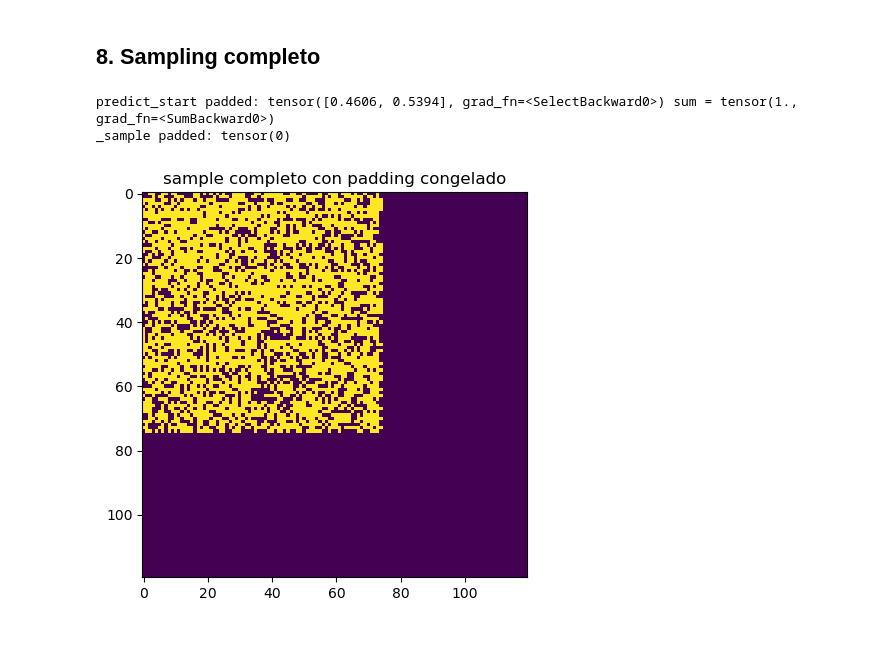
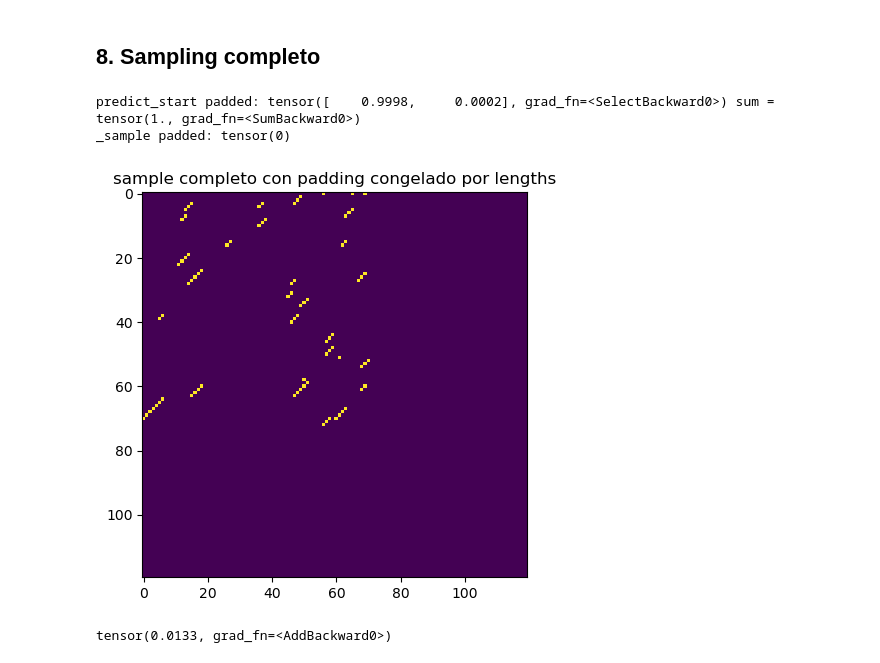
Before and after one commit to gkulemeyer/RNADiffusion, a Jupyter notebook: archive/fix_padding.ipynb, the cells around one changed output. Drawn from its saved outputs; the diff is of its cells as text; code cells hidden in the pictures.

Commit message:
refactor experiments | half refactor zero padding + lengths

```diff
--- a/archive/fix_padding.ipynb
+++ b/archive/fix_padding.ipynb
@@ -553,9 +390,9 @@ mask padded pixel: tensor(False)
 # %% [markdown]
 ## 4. `q_pred` mantiene `NaN` fuera de mascara
 # %%
-# weights_path = "/home/gkulemeyer/Documents/Repos/RNADiffusion/logs/test_model_25ts.pt"
-# weights = tr.load(weights_path, map_location='cpu')
-# weights.keys()
+weights_path = "/home/gkulemeyer/Documents/Repos/RNADiffusion/logs/ArchiveII_test_zeropadd/sim70/t25/m64/20260325-0117_model_64_Fold0/checkpoints/best.ckpt"
+weights = tr.load(weights_path, map_location='cpu')
+# weights["state_dict"]
 # %%
 model = DiffusionModel(
     num_classes=2,
@@ -566,6 +403,12 @@ model = DiffusionModel(
     base_dim=64,
 ).eval()
 # model.load_state_dict(tr.load(weights_path, map_location='cpu'))
+# model.load_state_dict(tr.load(weights_path, map_location='cpu'))
+sd = tr.load(weights_path, map_location='cpu')
+
+sd = {k.removeprefix("model."): v for k, v in sd["state_dict"].items()}
+
+model.load_state_dict(sd)
 
 time0 = tr.tensor([0])
 q = model.q_pred(x0_real, time0)
@@ -606,16 +445,17 @@ torch.Size([1, 120, 120])
 # %%
+length = batch['length'][idx]
 time = tr.tensor([model.time_steps // 2])
 q = model.q_pred(x0_real, time)
 print(f"q shape: {q.shape}")
-xt = model.q_sample(x0_real, time, mask=mask_real)
+xt = model.q_sample(x0_real, time, lengths=[length])
 print(f"xt shape: {xt.shape}")
 raw_post = model.q_pred(x0_real, tr.clamp(time - 1, min=0)) * model.q_step(xt, time) # norm
 print(f"raw_post shape: {raw_post.shape}")
 post = model.q_posterior(x0_real, xt, time)
 print(f"post shape: {post.shape}")
-xt_backbone, cond_backbone = model._prepare_backbone_inputs(xt, cond, mask=mask_real)
-pred_x0 = model.predict_start(xt, time, cond, mask=mask_real)
-vlb = model.compute_vlb(x0_real, xt, time, cond, mask=mask_real)
+xt_backbone, cond_backbone = model._prepare_backbone_inputs(xt, cond, lengths=[length])
+pred_x0 = model.predict_start(xt, time, cond, lengths=[length])
+vlb = model.compute_vlb(x0_real, xt, time, cond, lengths=[length])
 print(xt_backbone.shape, cond_backbone.shape, pred_x0.shape)
 print('xt padded before backbone:', xt[0, seq_len, seq_len])
 print('xt padded at backbone:', xt_backbone[0, :, seq_len, seq_len])
@@ -763,21 +609,26 @@ plt.show()
 # %% [markdown]
 ## 8. Sampling completo
 # %%
-pred_x0 = model.predict_start(xt, time, cond, mask=mask_real)
-sample_full = model.sample(cond, mask=mask_real)
+pred_x0 = model.predict_start(xt, time, cond, lengths=[length])
+sample_full = model.sample(cond, lengths=[length])
 
 print('predict_start padded:', pred_x0[0, :, seq_len, seq_len], 'sum =', pred_x0[0, :, seq_len, seq_len].sum())
 print('_sample padded:', sample_full[0, seq_len, seq_len])
 # %% [output]
-predict_start padded: tensor([0.4606, 0.5394], grad_fn=<SelectBackward0>) sum = tensor(1., grad_fn=<SumBackward0>)
+predict_start padded: tensor([    0.9998,     0.0002], grad_fn=<SelectBackward0>) sum = tensor(1., grad_fn=<SumBackward0>)
 _sample padded: tensor(0)
 # %%
 tr.manual_seed(0)
-sample_full = model.sample(cond, mask=mask_real)
+sample_full = model.sample(cond, lengths=[length])
 
 plt.figure(figsize=(6, 5))
 plt.imshow(sample_full[0])
-plt.title('sample completo con padding congelado')
+plt.title('sample completo con padding congelado por lengths')
 plt.show()
 # %% [output]
-[figure, old version]
+[figure, new version]
+# %%
+loss = model.forward_all_timesteps(x0_real, cond, lengths=[length])
+loss
+# %% [output]
+tensor(0.0133, grad_fn=<AddBackward0>)
```
Also changed, not shown: parts of 20 cells of this notebook, 8 other files.
